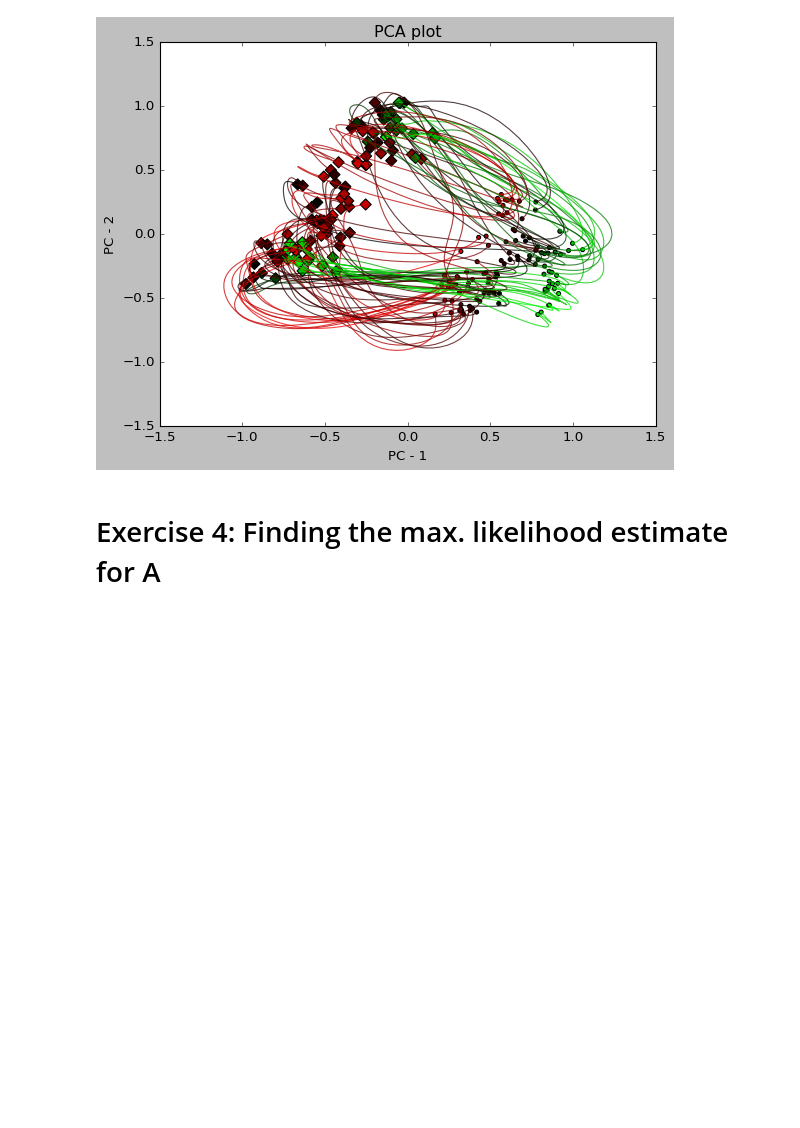
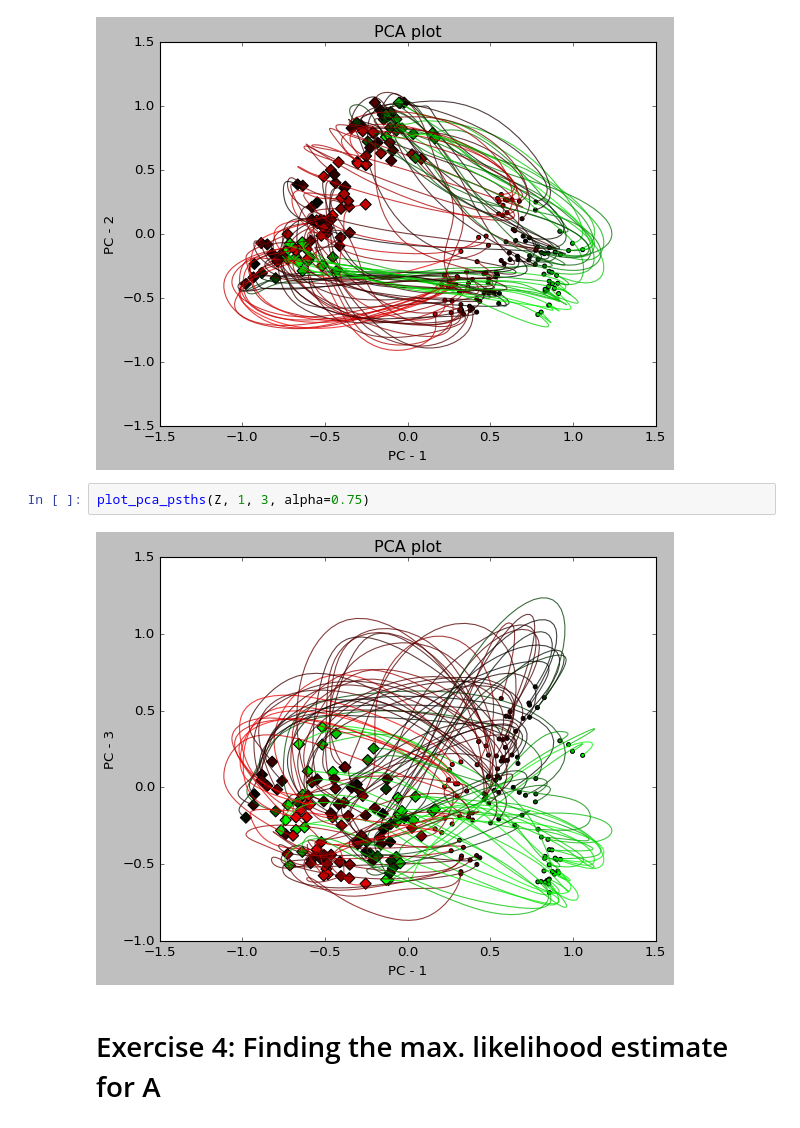
Before and after one commit to ofs416/Brain_Machine_Interfaces, a Jupyter notebook: Coursework_1/code.ipynb, the cells around one changed output. Saved outputs shown, nothing was run; the diff lists cells and outputs as text; blank space fills up the shorter version.

```diff
--- a/Coursework_1/code.ipynb
+++ b/Coursework_1/code.ipynb
@@ -154,6 +156,10 @@ def plot_pca_psths(data1, pca_axis_1, pca_axis_2, data2=None, alpha=1):
 plot_pca_psths(Z, 1, 2, alpha=0.75)
 # %% [output]
 [figure]
+# %%
+plot_pca_psths(Z, 1, 3, alpha=0.75)
+# %% [output]
+[figure, added]
 # %% [markdown]
 # Exercise 4: Finding the max. likelihood estimate for A
 # %% [markdown]
```
Also changed, not shown: parts of 24 cells of this notebook, 5 other files.
